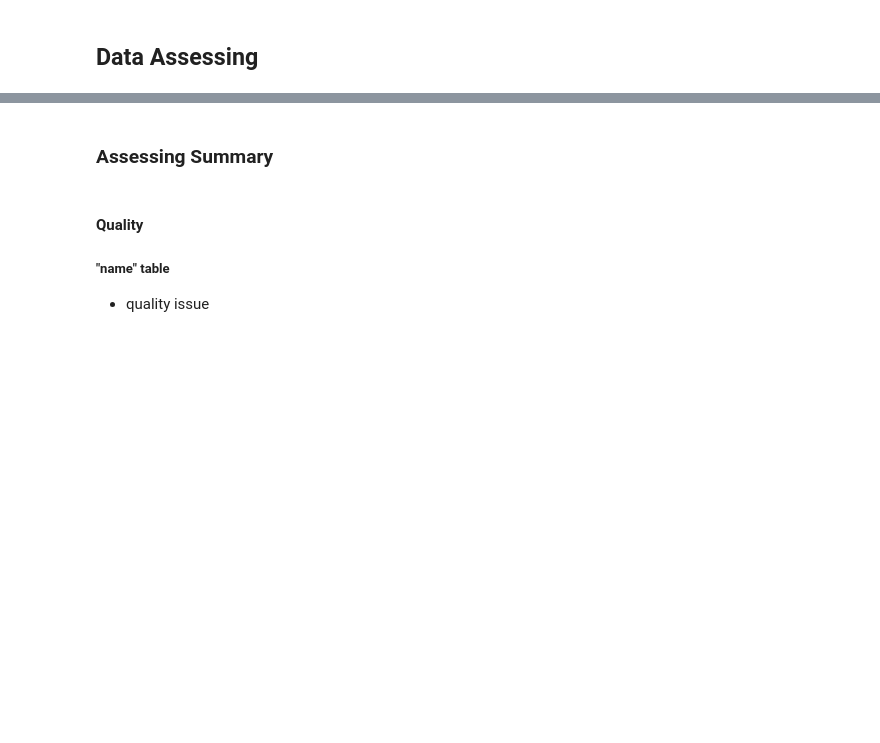
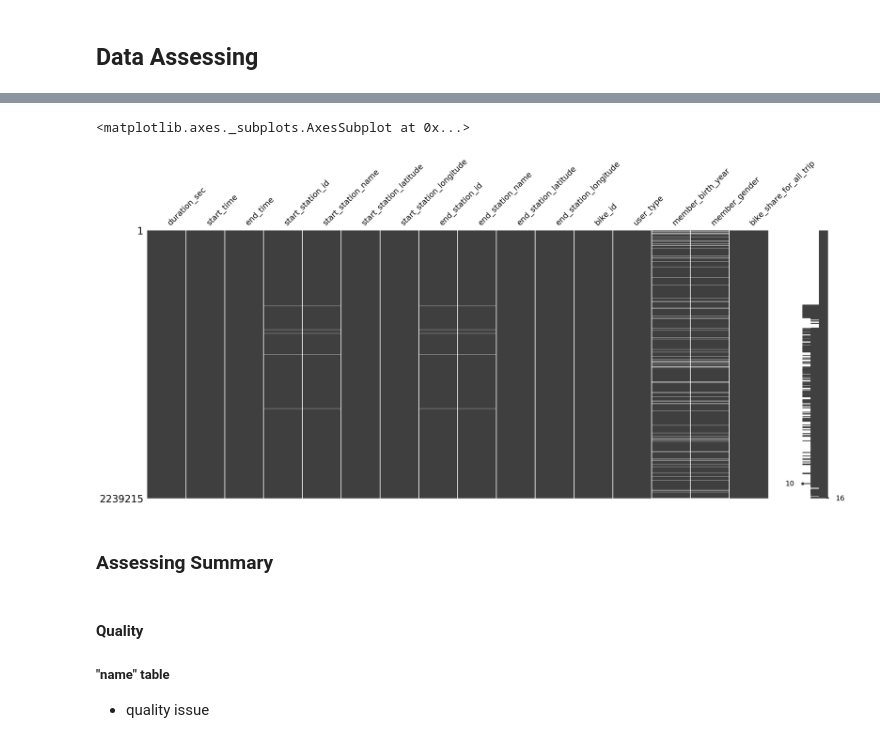
Before and after one commit to chrislicodes/udacity-data-analyst-nanodegree, a Jupyter notebook: P4-Communicate-Data-Findings/Communicate Data Findings.ipynb, the cells around one changed output, grey strips where cells are left out. Saved outputs shown, nothing was run; the diff lists cells and outputs as text; code cells hidden in the pictures; blank space fills up the shorter version.

```diff
--- a/P4-Communicate-Data-Findings/Communicate Data Findings.ipynb
+++ b/P4-Communicate-Data-Findings/Communicate Data Findings.ipynb
@@ -60,3 +100,5 @@ import missingno as ms
 # %% [markdown]
 <a id='assessing'></a>
 ## Data Assessing
+# %%
+df = pd.read_csv("result.csv")
@@ -63,3 +134,8 @@ import missingno as ms
+# %%
+ms.matrix(df)
+# %% [output]
+<matplotlib.axes._subplots.AxesSubplot at 0x...>
+[figure, added]
 # %% [markdown]
 <a id='assessingsum'></a>
 ### Assessing Summary
```
Also changed, not shown: parts of 6 cells of this notebook.
